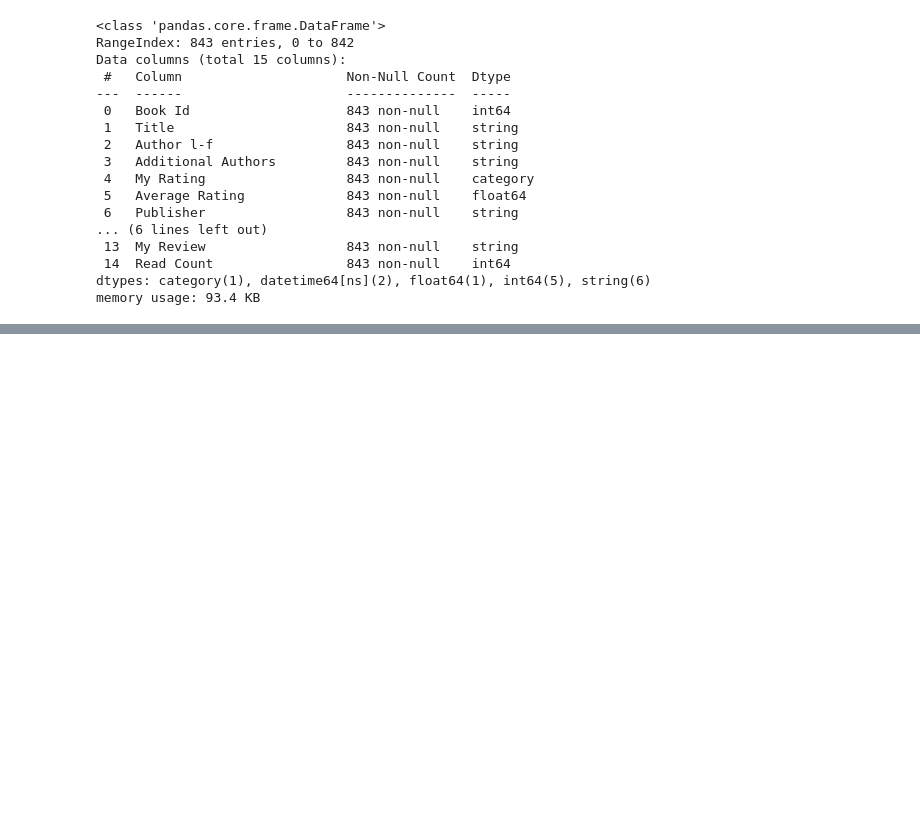
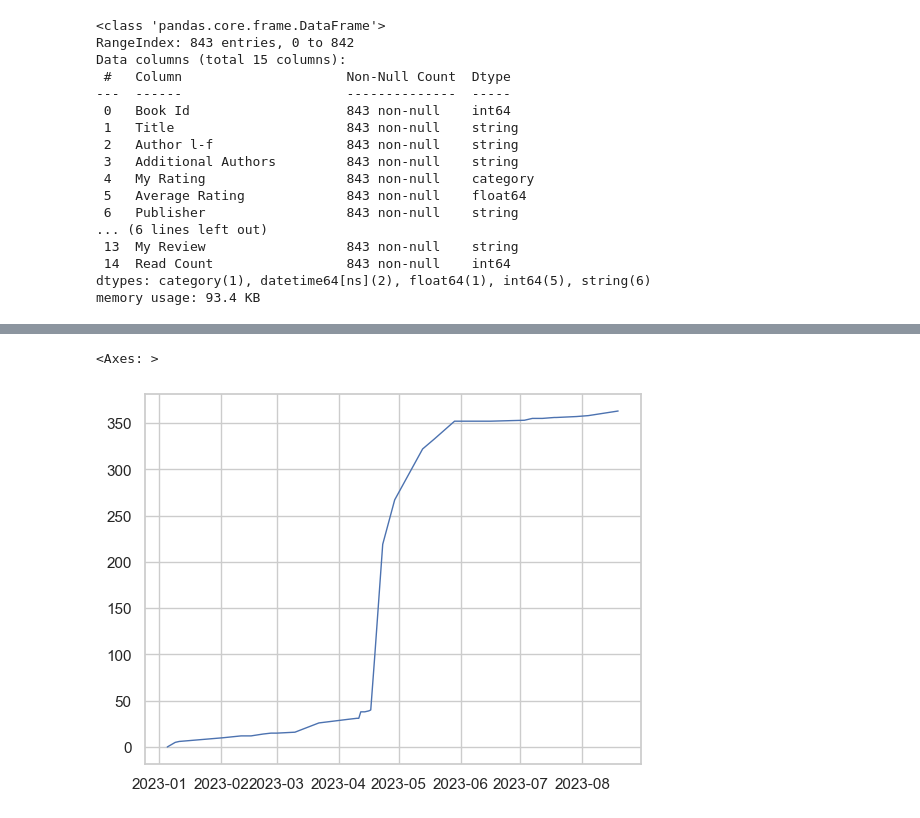
Before and after one commit to emmedibi/ReadingDataAnalysis, a Jupyter notebook: ReadingAnalysis.ipynb, the cells around one changed output, grey strips where cells are left out. Drawn from its saved outputs; the diff is of its cells as text; code cells hidden in the pictures; blank space fills up the shorter version.

```diff
--- a/ReadingAnalysis.ipynb
+++ b/ReadingAnalysis.ipynb
@@ -278,0 +353,9 @@ memory usage: 93.4 KB
+# %%
+dict_books_added = {}
+base = df_books.where((df_books["Date Added"]<datetime.datetime(2023,1,1)) & (df_books["Exclusive Shelf"] == "to-read"))["Date Added"].count()
+for i in df_2023["Date Read"]:
+    dict_books_added[i] = (df_books.where((df_books["Date Added"]<i) & (df_books["Exclusive Shelf"] == "to-read"))["Date Added"].count()) - base
+sns.lineplot(data=dict_books_added, linewidth=1)
+# %% [output]
+<Axes: >
+[figure, added]
```
Also changed, not shown: parts of 9 cells of this notebook.
